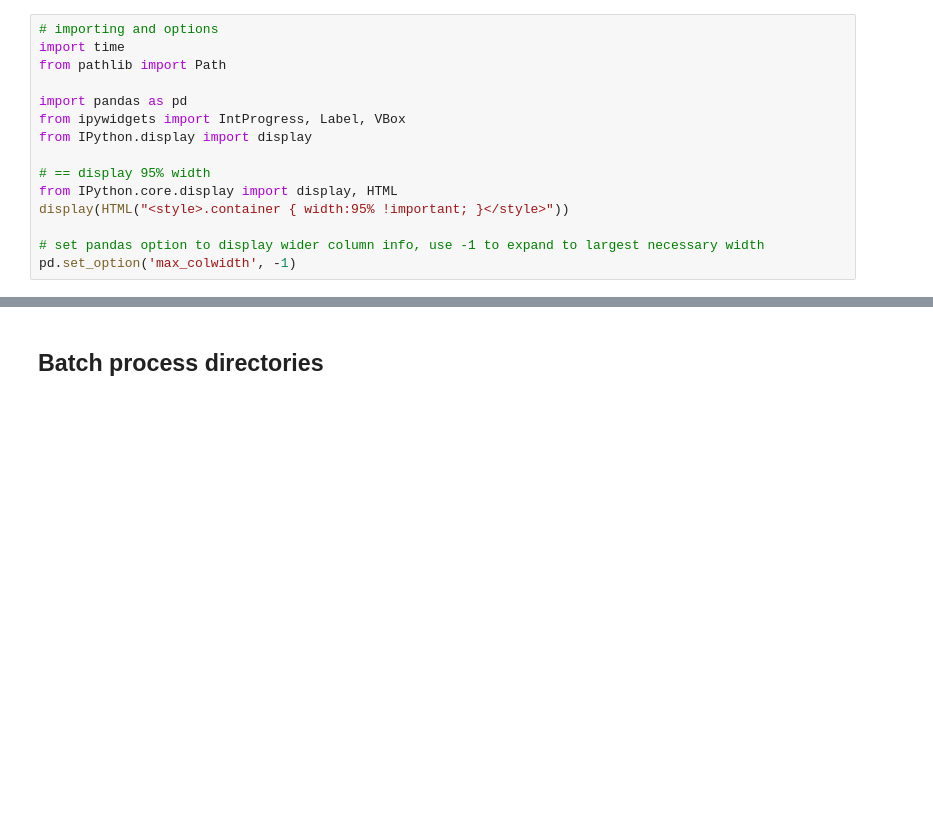
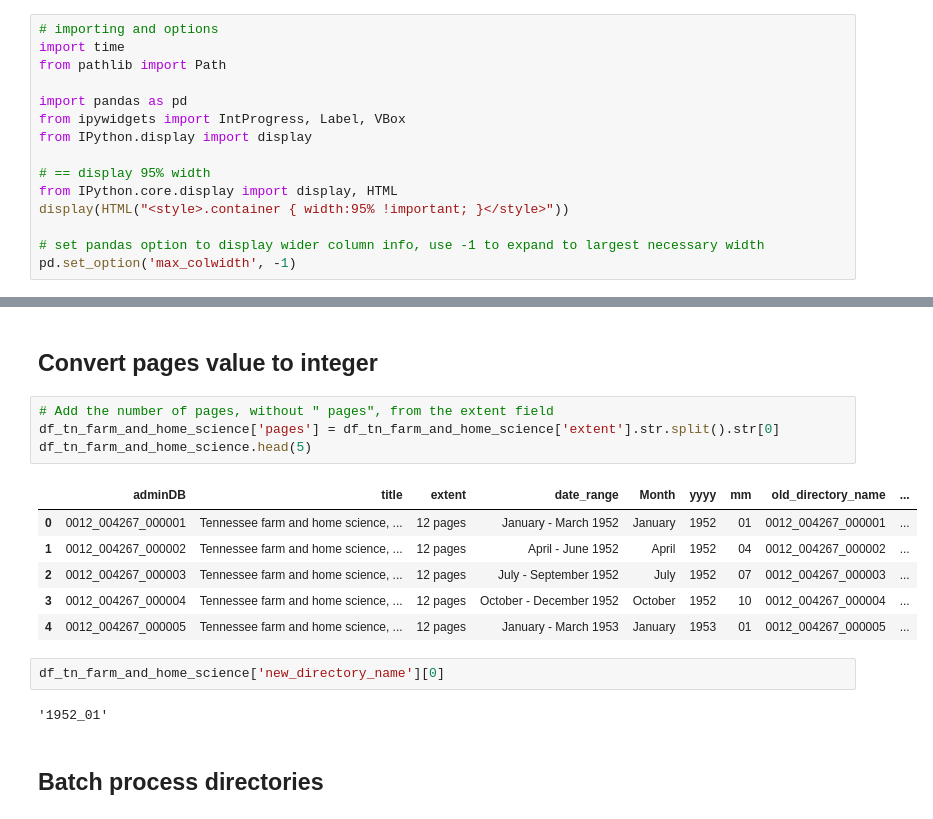
Before and after one commit to jeremydmoore/utk_ProjectCeres, a Jupyter notebook: agrtfn_crl_deliverables.ipynb, the cells around one changed output, grey strips where cells are left out. Cells and saved outputs as stored; diff of their text form; blank space fills up the shorter version.

```diff
--- a/agrtfn_crl_deliverables.ipynb
+++ b/agrtfn_crl_deliverables.ipynb
@@ -22,3 +219,20 @@ pd.set_option('max_colwidth', -1)
+# %% [markdown]
+## Convert pages value to integer
+# %%
+# Add the number of pages, without " pages", from the extent field
+df_tn_farm_and_home_science['pages'] = df_tn_farm_and_home_science['extent'].str.split().str[0]
+df_tn_farm_and_home_science.head(5)
+# %% [output]
+|  | adminDB | title | extent | date_range | Month | yyyy | mm | old_directory_name | ... |
+| 0 | 0012_004267_000001 | Tennessee farm and home science, ... | 12 pages | January - March 1952 | January | 1952 | 01 | 0012_004267_000001 | ... |
+| 1 | 0012_004267_000002 | Tennessee farm and home science, ... | 12 pages | April - June 1952 | April | 1952 | 04 | 0012_004267_000002 | ... |
+| 2 | 0012_004267_000003 | Tennessee farm and home science, ... | 12 pages | July - September 1952 | July | 1952 | 07 | 0012_004267_000003 | ... |
+| 3 | 0012_004267_000004 | Tennessee farm and home science, ... | 12 pages | October - December 1952 | October | 1952 | 10 | 0012_004267_000004 | ... |
+| 4 | 0012_004267_000005 | Tennessee farm and home science, ... | 12 pages | January - March 1953 | January | 1953 | 01 | 0012_004267_000005 | ... |
+# %%
+df_tn_farm_and_home_science['new_directory_name'][0]
+# %% [output]
+'1952_01'
 # %% [markdown]
 ## Batch process directories
 # %%
```
Also changed, not shown: parts of 31 cells of this notebook, 5 other files.
